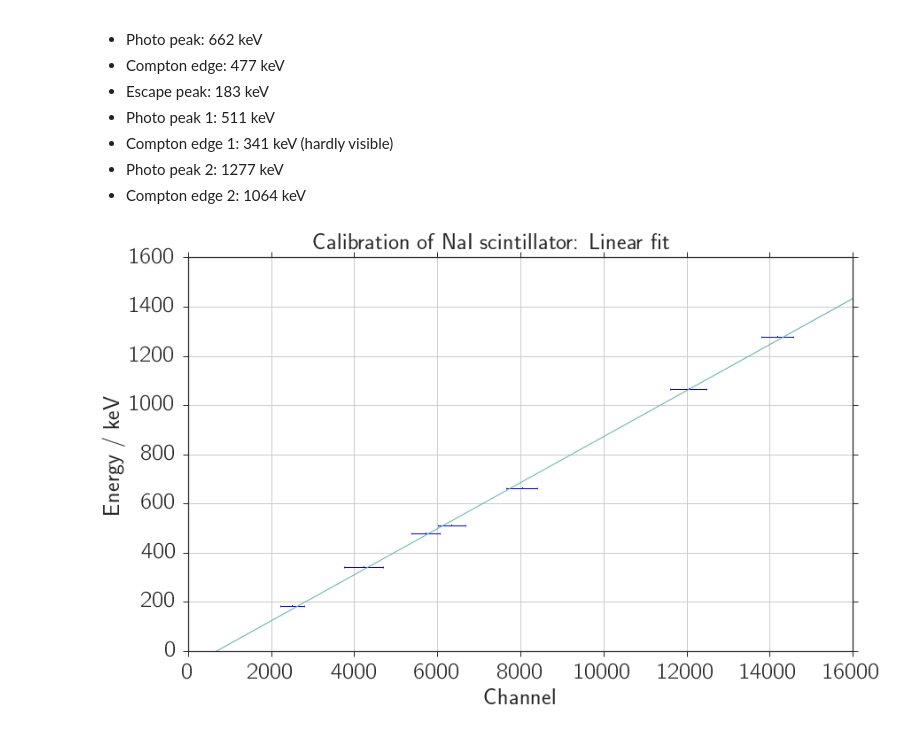
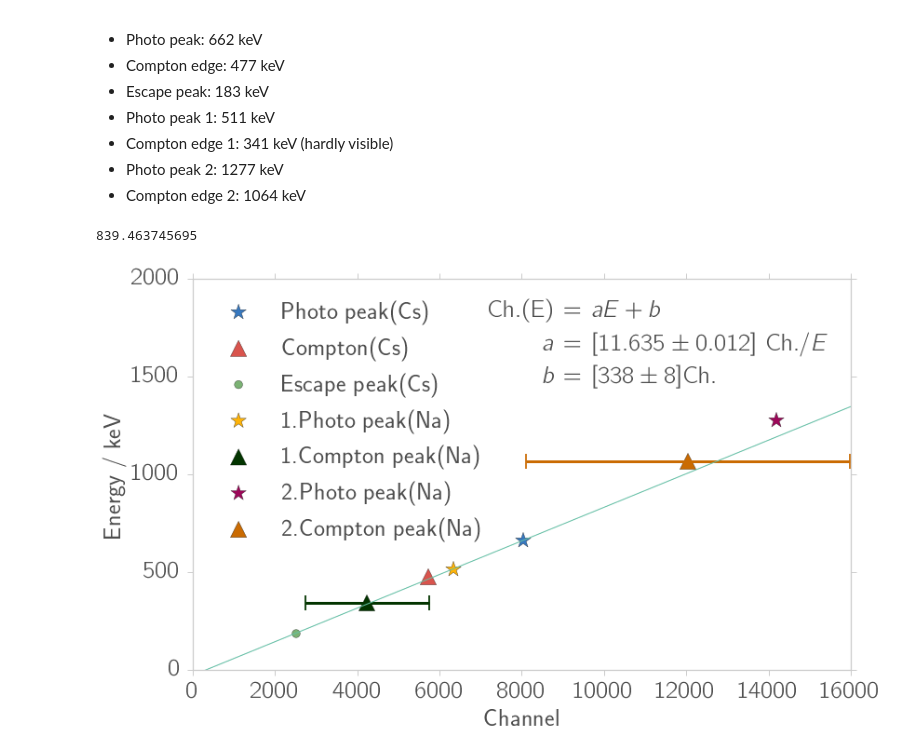
Before and after one commit to Bondzio/fp, a Jupyter notebook: compton/analysis/calibration_na.ipynb, the cells around one changed output. Saved outputs shown, nothing was run; the diff lists cells and outputs as text; code cells hidden in the pictures.

```diff
--- a/compton/analysis/calibration_na.ipynb
+++ b/compton/analysis/calibration_na.ipynb
@@ -382,8 +477,5 @@ na_photo2 = uc.ufloat(coeff2[1], var_matrix2[1, 1])
 na_compton1 = uc.ufloat(coeff4[1], var_matrix4[1, 1])
 na_compton2 = uc.ufloat(coeff3[1], var_matrix3[1, 1])
 
-# Use sigma for errors!
-na_photo1 = uc.ufloat(coeff[1], coeff[2])
-na_photo2 = uc.ufloat(coeff2[1], coeff2[2])
-na_compton1 = uc.ufloat(coeff4[1], coeff4[2])
-na_compton2 = uc.ufloat(coeff3[1], coeff3[2])
+peaks1 = [na_photo1, na_photo2, na_compton1, na_compton2]
+[print(uc_str(i)) for i in peaks1]
@@ -399,44 +497,69 @@ na_compton2 = uc.ufloat(coeff3[1], coeff3[2])
 # %%
 energy = np.array([662, 477, 183, 511, 341, 1277, 1064])
 fit_results = np.array([cs_photo, cs_compton, cs_escape, na_photo1, na_compton1, na_photo2, na_compton2])
+
 channel = un.nominal_values(fit_results)
 channel_error = un.std_devs(fit_results)
 def linear(x, a, b):
     return (a*x + b)
 
 coeff_lin, cov_lin = curve_fit(linear, energy, channel, p0=None,
-                               sigma=np.sqrt(channel_error), absolute_sigma=True)
+                               sigma=channel_error, absolute_sigma=True)
 c_lin = uc.correlated_values(coeff_lin, cov_lin)
+
+chi_sq = (((linear(energy,*coeff_lin)-channel)/channel_error)**2).sum()/(len(energy)-2)
+print(chi_sq)
+
 # Switch to energy(channel) = A*channel + B:
 d_lin = np.array([1 / c_lin[0], -c_lin[1] / c_lin[0]])
 np.save(npy_dir + 'na_calibration', d_lin)
+# %% [output]
+839.463745695
 # %%
 # Plotting
-colors = ['b', 'g', 'r', 'pink']
 channel_min, channel_max = [0, 16000]
 chs = np.linspace(channel_min, channel_max, 200)
 fit = linear(chs, *d_lin)
 
 fig1, ax1 = plt.subplots(1, 1)
+fixticks(ax1)
 if not save_fig:
     fig1.suptitle('Calibration of NaI scintillator: Linear fit')
 ax1.fill_between(chs,
         un.nominal_values(fit) + un.std_devs(fit),
         un.nominal_values(fit) - un.std_devs(fit),
         facecolor=colors[0], color=colors[0], alpha=0.2)
 ax1.plot(chs, un.nominal_values(fit), '-', linewidth=1.0)
 
-ax1.errorbar(channel, energy, xerr=channel_error, yerr=None, fmt='b,',
-             elinewidth=1.0, capsize=1.2, capthick=0.8)
+labels = ["Photo peak(Cs)", "Compton(Cs)", "Escape peak(Cs)", "1.Photo peak(Na)", \
+          "1.Compton peak(Na)", "2.Photo peak(Na)", "2.Compton peak(Na)"]
+markers = ["*","^",".","*","^","*","^"]
+for i in range(7):
+    if channel_error[i]>1000:
+        ax1.errorbar(channel[i], energy[i], xerr=channel_error[i], yerr=None, fmt=',',
+             elinewidth=3.0, capsize=8.2, capthick=1.8,c = colors[i])
+    ax1.scatter(channel[i], energy[i],c = colors[i], s= 300,label=labels[i],marker=markers[i])
+ax1.legend(loc =2, markerscale=1)
 ax1.set_xlim(channel_min, channel_max)
-ax1.set_ylim(0,)
+ax1.set_ylim(0,2000)
 ax1.set_xlabel("Channel")
 ax1.set_ylabel("Energy / keV")
-ax1.grid(True)
+#ax1.grid(True)
+
+props = dict(boxstyle='round', facecolor='white', alpha=0.0)
+
+textstr = "\\begin{eqnarray*} \
+        \\ \\mathrm{Ch.(E)} &=& a E + b \\\\ \
+        \\ a &=&[%s]\\ \\mathrm{Ch.}/E \\\\ \
+        \\ b &=&[%s] \\mathrm{Ch.} \
+        \end{eqnarray*}"%(uc_str(c_lin[0]),uc_str(c_lin[1]))
+ax1.text(0.45, 0.95, textstr , transform=ax1.transAxes,
+        verticalalignment='top', bbox=props)
+
 #ax1.legend(loc=1)
 if save_fig:
     file_name = "calibration_na_linear_fit"
     fig1.savefig(fig_dir + file_name + ".pdf")
     fig1.savefig(fig_dir + file_name + ".png")
 # %% [output]
-[figure, old version]
+[figure, new version]
```
Also changed, not shown: parts of 13 cells of this notebook, 41 other files.
